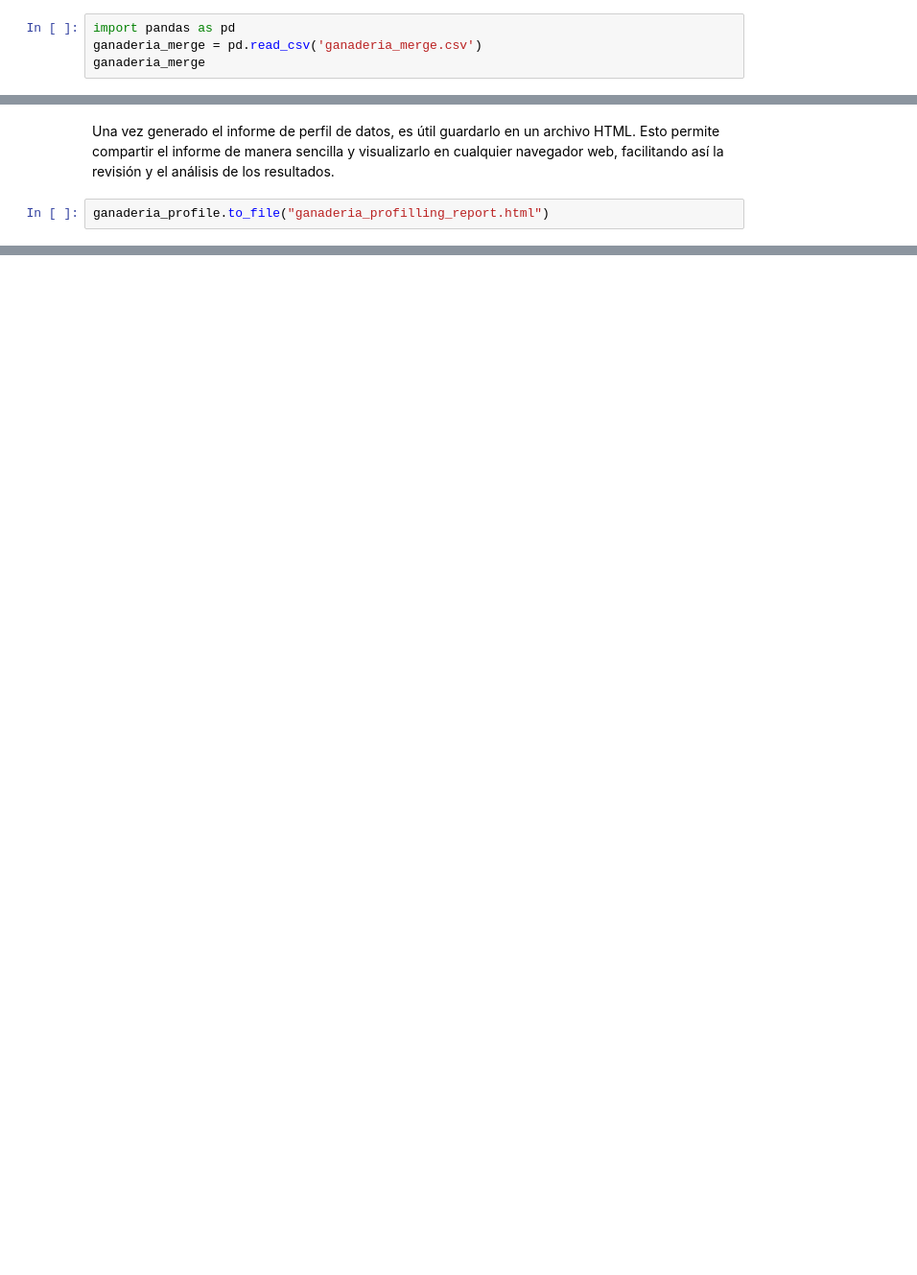
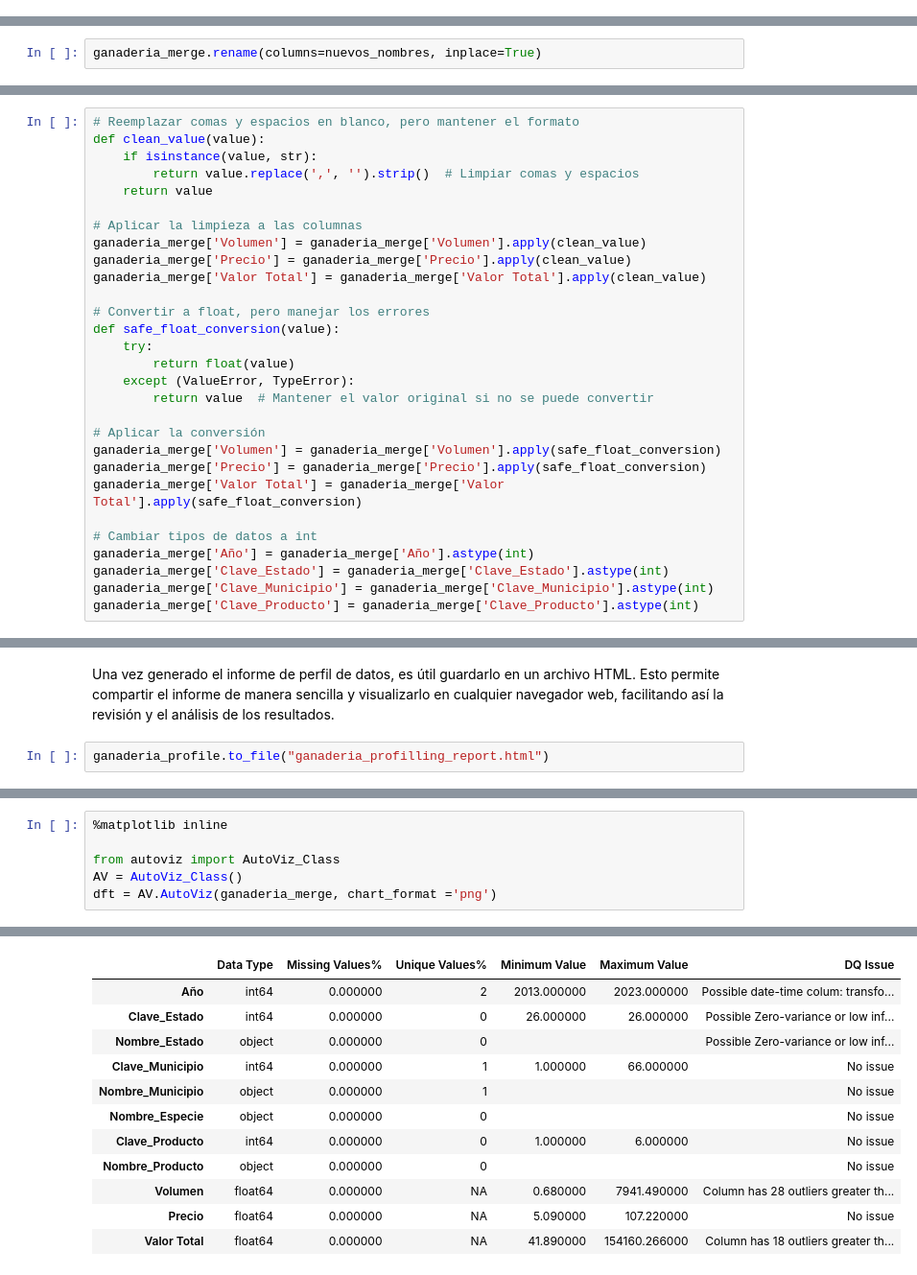
Before and after one commit to Sonora-River-Farming/Data-Science-Project, a Jupyter notebook: notebooks/0.02.clsl.data.exploration.ipynb, the cells around one changed output, grey strips where cells are left out. Shown at 96% size. Saved outputs shown, nothing was run; the diff lists cells and outputs as text; blank space fills up the shorter version.

```diff
--- a/notebooks/0.02.clsl.data.exploration.ipynb
+++ b/notebooks/0.02.clsl.data.exploration.ipynb
@@ -123,4 +137,0 @@ Una vez que hemos realizado la combinación de los DataFrames filtrados, el sigu
-# %%
-import pandas as pd
-ganaderia_merge = pd.read_csv('ganaderia_merge.csv')
-ganaderia_merge
@@ -144,0 +140,2 @@ ganaderia_merge
+# %%
+ganaderia_merge.rename(columns=nuevos_nombres, inplace=True)
@@ -144,0 +189,29 @@ ganaderia_merge
+# %%
+# Reemplazar comas y espacios en blanco, pero mantener el formato
+def clean_value(value):
+    if isinstance(value, str):
+        return value.replace(',', '').strip()  # Limpiar comas y espacios
+    return value
+
+# Aplicar la limpieza a las columnas
+ganaderia_merge['Volumen'] = ganaderia_merge['Volumen'].apply(clean_value)
+ganaderia_merge['Precio'] = ganaderia_merge['Precio'].apply(clean_value)
+ganaderia_merge['Valor Total'] = ganaderia_merge['Valor Total'].apply(clean_value)
+
+# Convertir a float, pero manejar los errores
+def safe_float_conversion(value):
+    try:
+        return float(value)
+    except (ValueError, TypeError):
+        return value  # Mantener el valor original si no se puede convertir
+
+# Aplicar la conversión
+ganaderia_merge['Volumen'] = ganaderia_merge['Volumen'].apply(safe_float_conversion)
+ganaderia_merge['Precio'] = ganaderia_merge['Precio'].apply(safe_float_conversion)
+ganaderia_merge['Valor Total'] = ganaderia_merge['Valor Total'].apply(safe_float_conversion)
+
+# Cambiar tipos de datos a int
+ganaderia_merge['Año'] = ganaderia_merge['Año'].astype(int)
+ganaderia_merge['Clave_Estado'] = ganaderia_merge['Clave_Estado'].astype(int)
+ganaderia_merge['Clave_Municipio'] = ganaderia_merge['Clave_Municipio'].astype(int)
+ganaderia_merge['Clave_Producto'] = ganaderia_merge['Clave_Producto'].astype(int)
@@ -184,0 +306,7 @@ ganaderia_profile.to_file("ganaderia_profilling_report.html")
+# %%
+%matplotlib inline
+
+from autoviz import AutoViz_Class
+AV = AutoViz_Class()
+dft = AV.AutoViz(ganaderia_merge, chart_format ='png')
+# %% [output]
@@ -184,0 +330,12 @@ ganaderia_profile.to_file("ganaderia_profilling_report.html")
+|  | Data Type | Missing Values% | Unique Values% | Minimum Value | Maximum Value | DQ Issue |
+| Año | int64 | 0.000000 | 2 | 2013.000000 | 2023.000000 | Possible date-time colum: transfo... |
+| Clave_Estado | int64 | 0.000000 | 0 | 26.000000 | 26.000000 | Possible Zero-variance or low inf... |
+| Nombre_Estado | object | 0.000000 | 0 |  |  | Possible Zero-variance or low inf... |
+| Clave_Municipio | int64 | 0.000000 | 1 | 1.000000 | 66.000000 | No issue |
+| Nombre_Municipio | object | 0.000000 | 1 |  |  | No issue |
+| Nombre_Especie | object | 0.000000 | 0 |  |  | No issue |
+| Clave_Producto | int64 | 0.000000 | 0 | 1.000000 | 6.000000 | No issue |
+| Nombre_Producto | object | 0.000000 | 0 |  |  | No issue |
+| Volumen | float64 | 0.000000 | NA | 0.680000 | 7941.490000 | Column has 28 outliers greater th... |
+| Precio | float64 | 0.000000 | NA | 5.090000 | 107.220000 | No issue |
+| Valor Total | float64 | 0.000000 | NA | 41.890000 | 154160.266000 | Column has 18 outliers greater th... |
```
Also changed, not shown: parts of 16 cells of this notebook.
